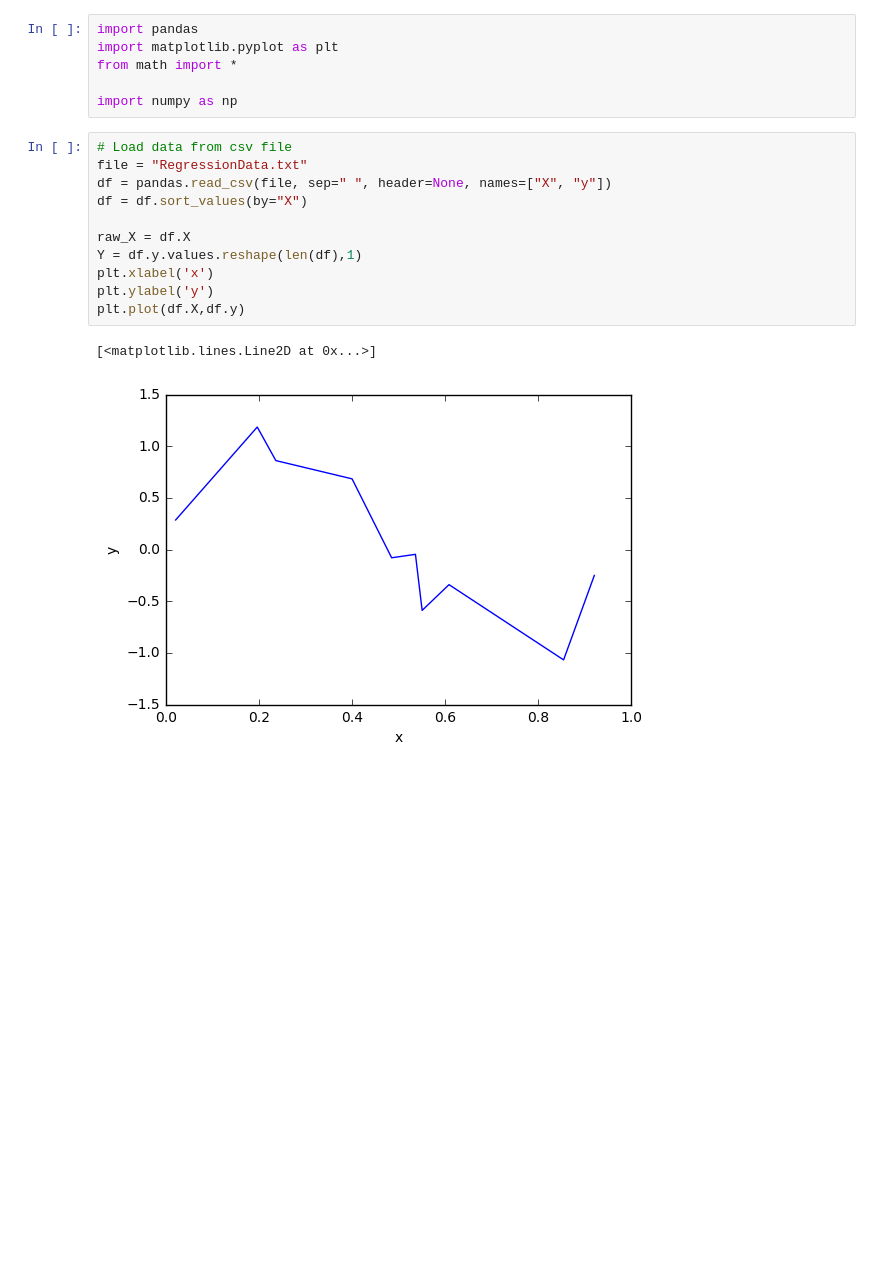
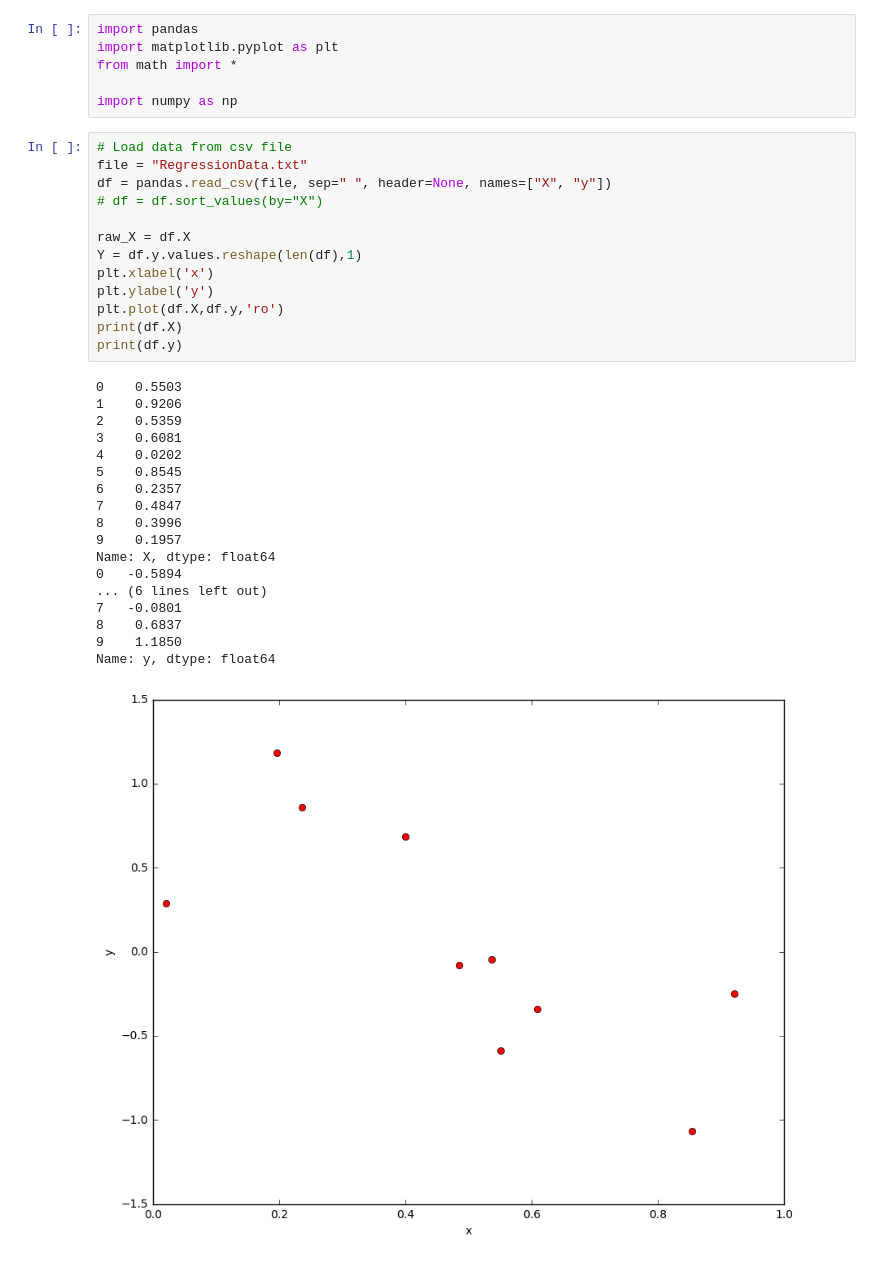
Before and after one commit to p16i/course-machine-intelligence-1, a Jupyter notebook: machine-intelligence-1-w3.ipynb, the cells around one changed output. Drawn from its saved outputs; the diff is of its cells as text; blank space fills up the shorter version.

```diff
--- a/machine-intelligence-1-w3.ipynb
+++ b/machine-intelligence-1-w3.ipynb
@@ -9,17 +56,35 @@ import numpy as np
 # %%
 # Load data from csv file
 file = "RegressionData.txt"
 df = pandas.read_csv(file, sep=" ", header=None, names=["X", "y"])
-df = df.sort_values(by="X")
+# df = df.sort_values(by="X")
 
 raw_X = df.X
 Y = df.y.values.reshape(len(df),1)
 plt.xlabel('x')
 plt.ylabel('y')
-plt.plot(df.X,df.y)
+plt.plot(df.X,df.y,'ro')
+print(df.X)
+print(df.y)
 # %% [output]
-[<matplotlib.lines.Line2D at 0x...>]
+0    0.5503
+1    0.9206
+2    0.5359
+3    0.6081
+4    0.0202
+5    0.8545
+6    0.2357
+7    0.4847
+8    0.3996
+9    0.1957
+Name: X, dtype: float64
+0   -0.5894
+... (6 lines left out)
+7   -0.0801
+8    0.6837
+9    1.1850
+Name: y, dtype: float64
-[figure, old version]
+[figure, new version]
 # %%
 # Initialize Network
 LIN_NODES = 1;
```
Also changed, not shown: parts of 11 cells of this notebook.
